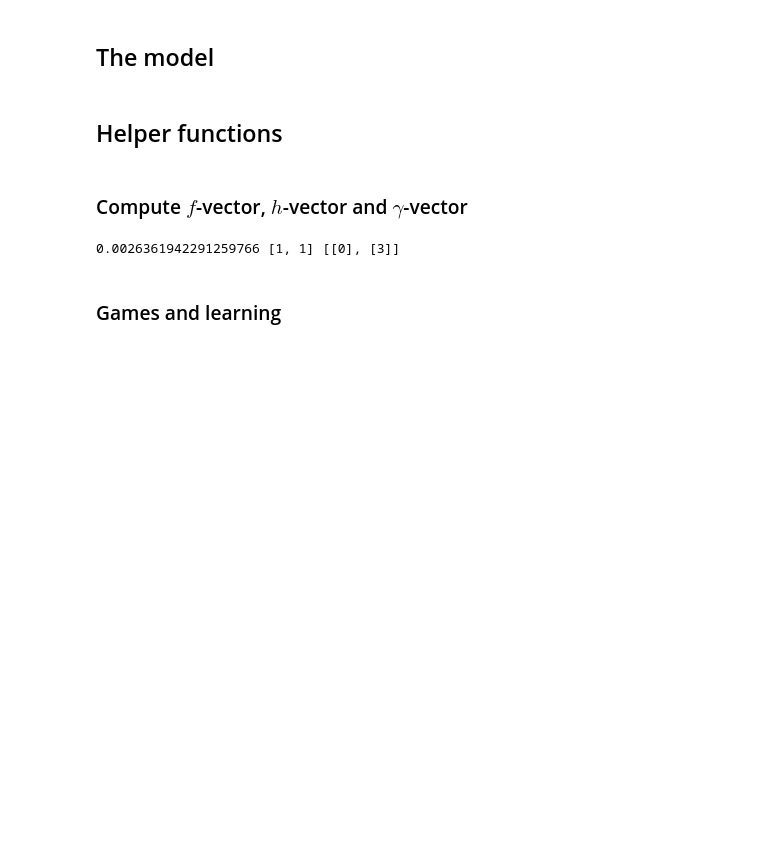
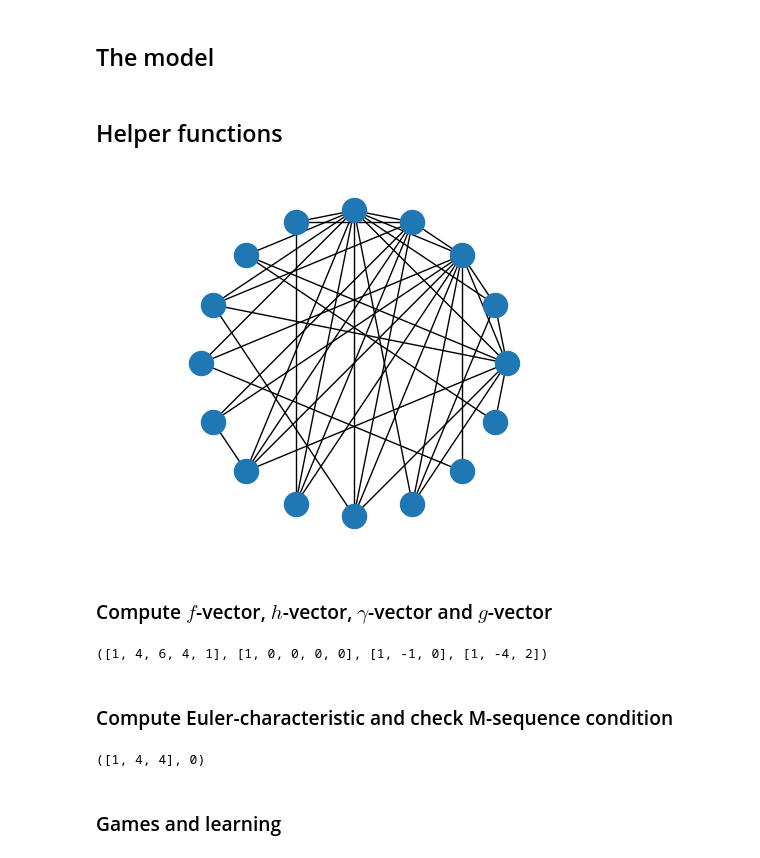
Before and after one commit to sdegen95/AI-Seminar-ML, a Jupyter notebook: Gal-conjecture/Updated/gal.ipynb, the cells around one changed output. Cells and saved outputs as stored; diff of their text form; code cells hidden in the pictures; blank space fills up the shorter version.

```diff
--- a/Gal-conjecture/Updated/gal.ipynb
+++ b/Gal-conjecture/Updated/gal.ipynb
@@ -99,8 +107,27 @@ def display_adj(adj):
     plt.axis('equal')
     nx.draw_circular(nx.complement(G))
     plt.savefig("mygraph.png")
+# %%
+display_adj(np.array([[0, 0, 0, 1, 0, 1, 0, 0, 1, 1, 0, 1, 0, 0, 1, 0],
+ [0, 0, 0, 1, 0, 1, 1, 1, 1, 1, 1, 1, 1, 0, 1, 1],
+ [0, 0, 0, 0, 0, 1, 1, 1, 0, 0, 0, 0, 0, 0, 0, 1],
+ [1, 1, 0, 0, 0, 0, 1, 0, 1, 0, 0, 0, 0, 1, 1, 1],
+ [0, 0, 0, 0, 0, 0, 0, 0, 0, 1, 0, 0, 0, 0, 1, 1],
+ [1, 1, 1, 0, 0, 0, 1, 1, 1, 1, 1, 0, 1, 1, 1, 1],
+ [0, 1, 1, 1, 0, 1, 0, 1, 1, 1, 1, 1, 1, 1, 1, 0],
+ [0, 1, 1, 0, 0, 1, 1, 0, 1, 1, 1, 1, 0, 1, 1, 1],
+ [1, 1, 0, 1, 0, 1, 1, 1, 0, 1, 1, 1, 1, 1, 0, 1],
+ [1, 1, 0, 0, 1, 1, 1, 1, 1, 0, 0, 1, 1, 1, 1, 1],
+ [0, 1, 0, 0, 0, 1, 1, 1, 1, 0, 0, 1, 1, 1, 1, 1],
+ [1, 1, 0, 0, 0, 0, 1, 1, 1, 1, 1, 0, 1, 1, 1, 1],
+ [0, 1, 0, 0, 0, 1, 1, 0, 1, 1, 1, 1, 0, 1, 1, 1],
+ [0, 0, 0, 1, 0, 1, 1, 1, 1, 1, 1, 1, 1, 0, 1, 1],
+ [1, 1, 0, 1, 1, 1, 1, 1, 0, 1, 1, 1, 1, 1, 0, 1],
+ [0, 1, 1, 1, 1, 1, 0, 1, 1, 1, 1, 1, 1, 1, 1, 0]]))
+# %% [output]
+[figure, added]
 # %% [markdown]
-### Compute $f$-vector, $h$-vector and $\gamma$-vector
+### Compute $f$-vector, $h$-vector, $\gamma$-vector and $g$-vector
 # %%
 def f_vector(adj):
     G = nx.convert_matrix.from_numpy_array(adj)
@@ -192,18 +219,49 @@ def link(cliques,face):
 
     return link_li
 
-start = time.time()
-adj = np.array([[0,1,1,0],
-                [1,0,0,1],
-                [1,0,0,1],
-                [0,1,1,0]])
+def g_vector(h_vec):
+    d = (len(h_vec)-1)//2
+    g_vec = [h_vec[i]-h_vec[i-1] for i in range(1,d+1)]
+    g_vec.insert(0,1)
+
+    return g_vec
+
+adj = np.array([[0,1,1,1],
+                [1,0,1,1],
+                [1,1,0,1],
+                [1,1,1,0]])
 f_vec, cliques = f_vector(adj)
-s = link(cliques,[1])
-hvec = h_vector_from_simplices(s)
-end = time.time()
-print(end-start,hvec,s)
+h_vec = h_vector(f_vec)
+g_vec = g_vector(h_vec)
+gam_vec = gamma_vector(h_vec)
+f_vec,h_vec,g_vec,gam_vec
 # %% [output]
-0.0026361942291259766 [1, 1] [[0], [3]]
+([1, 4, 6, 4, 1], [1, 0, 0, 0, 0], [1, -1, 0], [1, -4, 2])
+# %% [markdown]
+### Compute Euler-characteristic and check M-sequence condition
+# %%
+def euler_char(f_vec):
+    e_char = 0
+    new_f_vec = [f_vec[i] for i in range(len(f_vec)) if i != 0]
+
+    # Sum up the entry of the new_f_vec in an alternating manner
+    for i in range(len(new_f_vec)):
+        if i % 2 == 0:
+            e_char += new_f_vec[i]
+        else:
+            e_char -= new_f_vec[i]
+
+    return e_char
+
+adj = np.array([[0,1,1,0],
+                [1,0,0,1],
+                [1,0,0,1],
+                [0,1,1,0]])
+f_vec, cliques = f_vector(adj)
+e_char = euler_char(f_vec)
+f_vec,e_char
+# %% [output]
+([1, 4, 4], 0)
 # %% [markdown]
 ### Games and learning
 # %%
```
Also changed, not shown: parts of 5 cells of this notebook, 2 other files.
